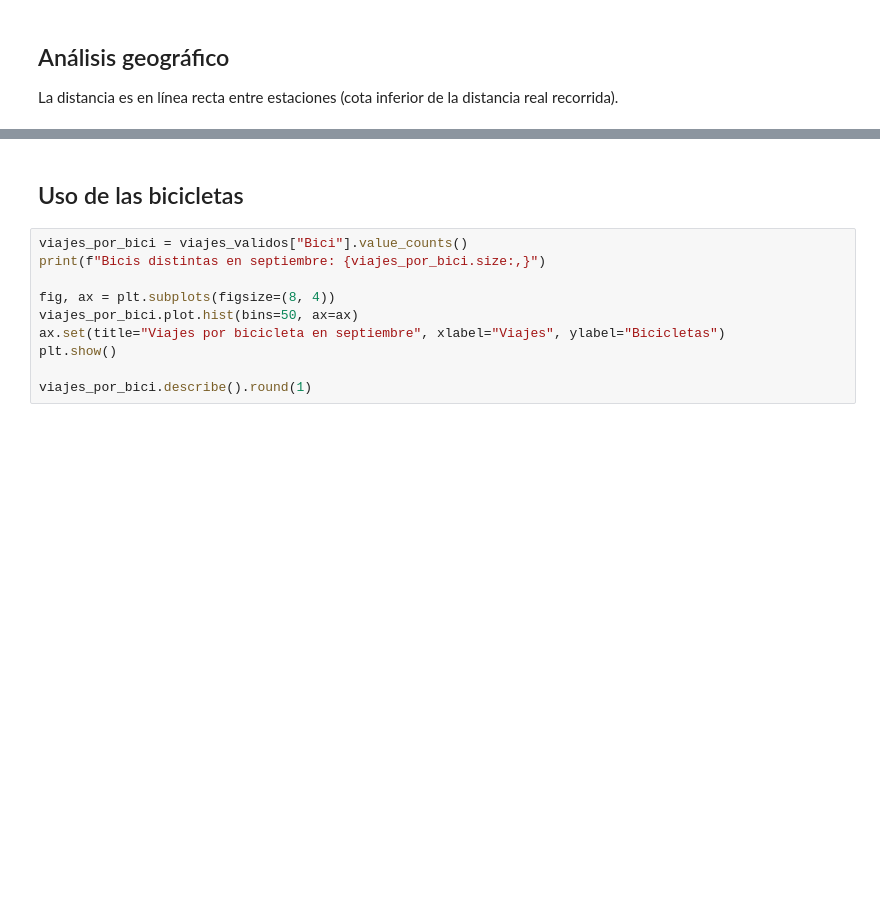
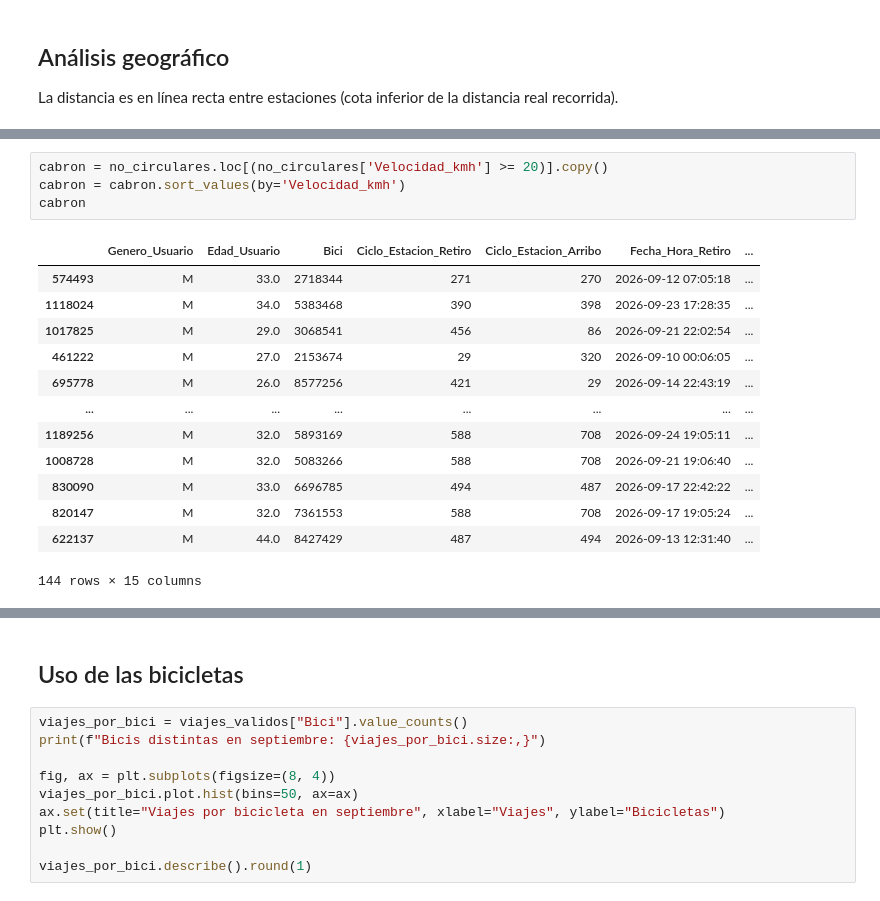
Before and after one commit to NicolasLT18/EcoBicis_proyecto, a Jupyter notebook: EDA.ipynb, the cells around one changed output, grey strips where cells are left out. Saved outputs shown, nothing was run; the diff lists cells and outputs as text; blank space fills up the shorter version.

```diff
--- a/EDA.ipynb
+++ b/EDA.ipynb
@@ -360,3 +573,21 @@ no_circulares[["Distancia_km", "Velocidad_kmh"]].describe(percentiles=[0.05, 0.5
+# %%
+cabron = no_circulares.loc[(no_circulares['Velocidad_kmh'] >= 20)].copy()
+cabron = cabron.sort_values(by='Velocidad_kmh')
+cabron
+# %% [output]
+|  | Genero_Usuario | Edad_Usuario | Bici | Ciclo_Estacion_Retiro | Ciclo_Estacion_Arribo | Fecha_Hora_Retiro | ... |
+| 574493 | M | 33.0 | 2718344 | 271 | 270 | 2026-09-12 07:05:18 | ... |
+| 1118024 | M | 34.0 | 5383468 | 390 | 398 | 2026-09-23 17:28:35 | ... |
+| 1017825 | M | 29.0 | 3068541 | 456 | 86 | 2026-09-21 22:02:54 | ... |
+| 461222 | M | 27.0 | 2153674 | 29 | 320 | 2026-09-10 00:06:05 | ... |
+| 695778 | M | 26.0 | 8577256 | 421 | 29 | 2026-09-14 22:43:19 | ... |
+| ... | ... | ... | ... | ... | ... | ... | ... |
+| 1189256 | M | 32.0 | 5893169 | 588 | 708 | 2026-09-24 19:05:11 | ... |
+| 1008728 | M | 32.0 | 5083266 | 588 | 708 | 2026-09-21 19:06:40 | ... |
+| 830090 | M | 33.0 | 6696785 | 494 | 487 | 2026-09-17 22:42:22 | ... |
+| 820147 | M | 32.0 | 7361553 | 588 | 708 | 2026-09-17 19:05:24 | ... |
+| 622137 | M | 44.0 | 8427429 | 487 | 494 | 2026-09-13 12:31:40 | ... |
+144 rows × 15 columns
 # %%
 fig, axes = plt.subplots(1, 2, figsize=(12, 4))
 
```
Also changed, not shown: parts of 28 cells of this notebook.
